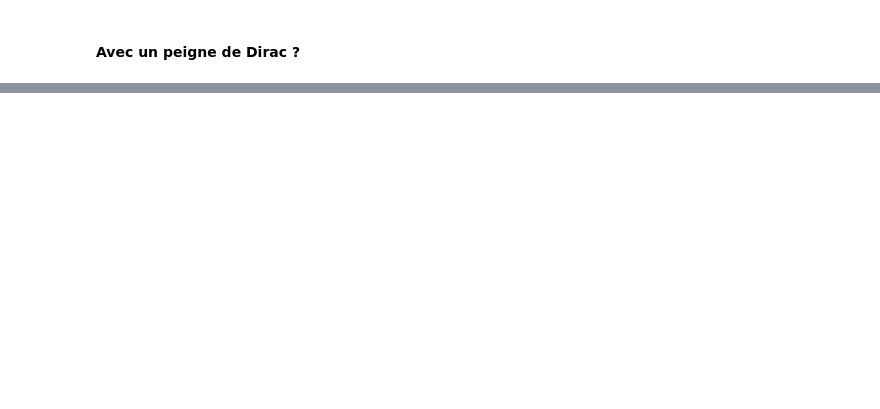
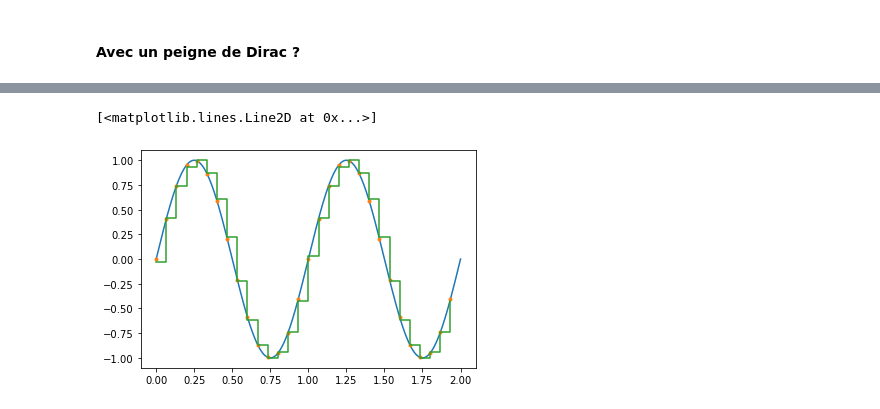
Before and after one commit to xpessoles/PSI_Cy_03_ConceptionCommande, a Jupyter notebook: Chapitre_02_CorrecteursNumeriques/01_Cy_03_02_Jupyter/FiltrageNumerique.ipynb, the cells around one changed output, grey strips where cells are left out. Cells and saved outputs as stored; diff of their text form; code cells hidden in the pictures; blank space fills up the shorter version.

```diff
--- a/Chapitre_02_CorrecteursNumeriques/01_Cy_03_02_Jupyter/FiltrageNumerique.ipynb
+++ b/Chapitre_02_CorrecteursNumeriques/01_Cy_03_02_Jupyter/FiltrageNumerique.ipynb
@@ -88,0 +158,19 @@ plt.plot(les_te,make_signal(les_te),".")
+# %%
+les_t = np.linspace(0,2,10000)
+les_e = make_signal(les_t)
+
+# A 20 Hz
+les_te20,les_s20 = echantillonnage(les_t,les_e,15)
+
+# Signal échantilloné et quantifié sur 2 ou 3 bits
+les_seq20 = quantification(5,les_s20,-1,1)
+# On bloque le signal
+les_teqb20,les_seqb20 = bloquageSignal(les_te20,les_seq20)
+
+
+plt.plot(les_t,les_e)
+plt.plot(les_te20,les_s20,".")
+plt.plot(les_teqb20,les_seqb20)
+# %% [output]
+[<matplotlib.lines.Line2D at 0x...>]
+[figure, added]
```
Also changed, not shown: parts of 6 cells of this notebook.
